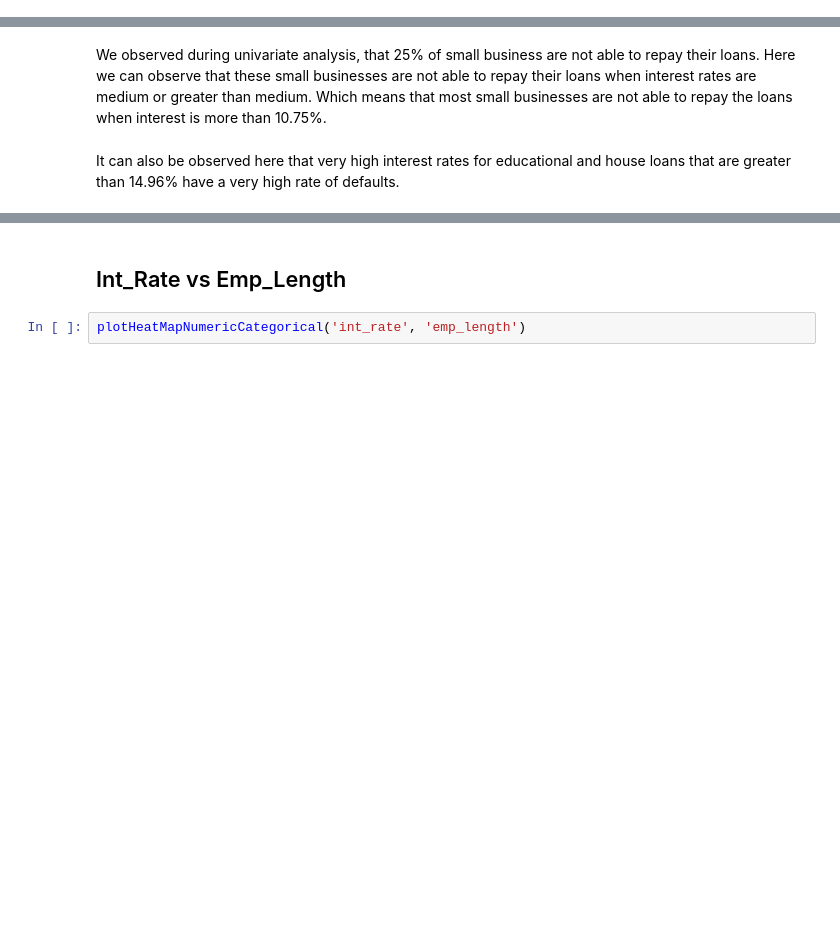
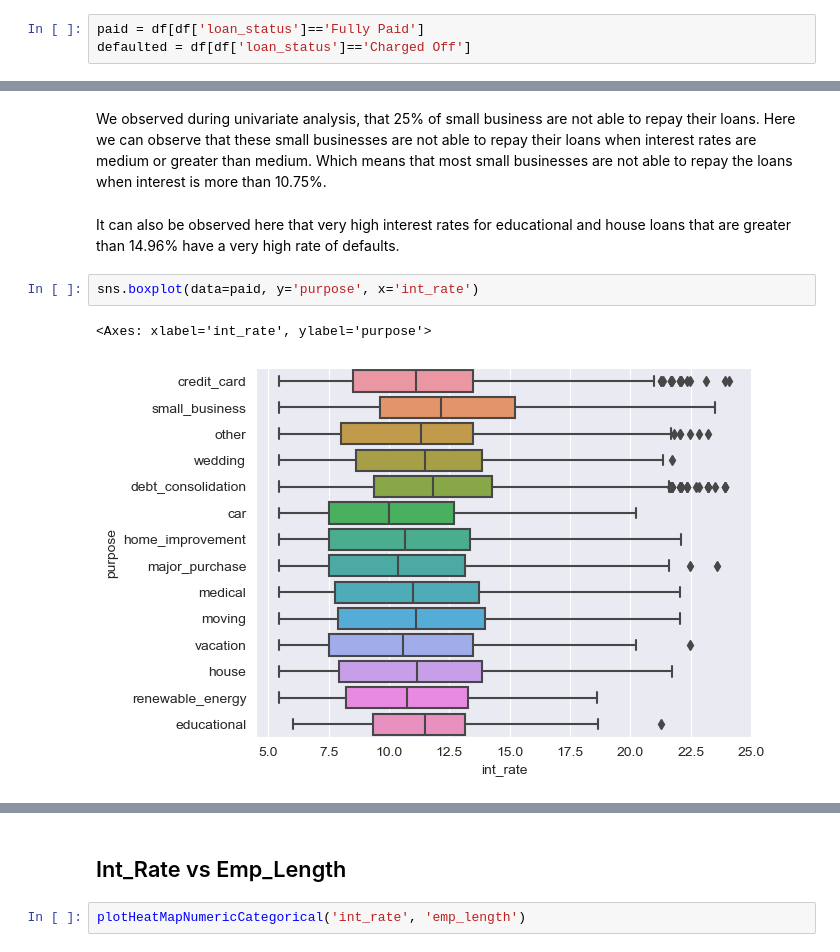
Before and after one commit to damodaravadhani/LendingClubCaseStudy, a Jupyter notebook: Mallikarjuna_Damodar.ipynb, the cells around one changed output, grey strips where cells are left out. Saved outputs shown, nothing was run; the diff lists cells and outputs as text; blank space fills up the shorter version.

```diff
--- a/Mallikarjuna_Damodar.ipynb
+++ b/Mallikarjuna_Damodar.ipynb
@@ -779,6 +781,9 @@ def plotHeatMapCategorical(col1, col2):
     sns.heatmap(proportion_df, cmap='Greens')
     plt.show()
     return proportion_df
+# %%
+paid = df[df['loan_status']=='Fully Paid']
+defaulted = df[df['loan_status']=='Charged Off']
 # %% [markdown]
 ## Int_Rate vs Annual_Inc
 # %% [markdown]
@@ -869,3 +874,8 @@ plotHeatMapNumericCategorical('int_rate', 'purpose')
 We observed during univariate analysis, that 25% of small business are not able to repay their loans. Here we can observe that these small businesses are not able to repay their loans when interest rates are medium or greater than medium. Which means that most small businesses are not able to repay the loans when interest is more than 10.75%.
 # %% [markdown]
 It can also be observed here that very high interest rates for educational and house loans that are greater than 14.96% have a very high rate of defaults.
+# %%
+sns.boxplot(data=paid, y='purpose', x='int_rate')
+# %% [output]
+<Axes: xlabel='int_rate', ylabel='purpose'>
+[figure, added]
```
Also changed, not shown: parts of 5 cells of this notebook.
